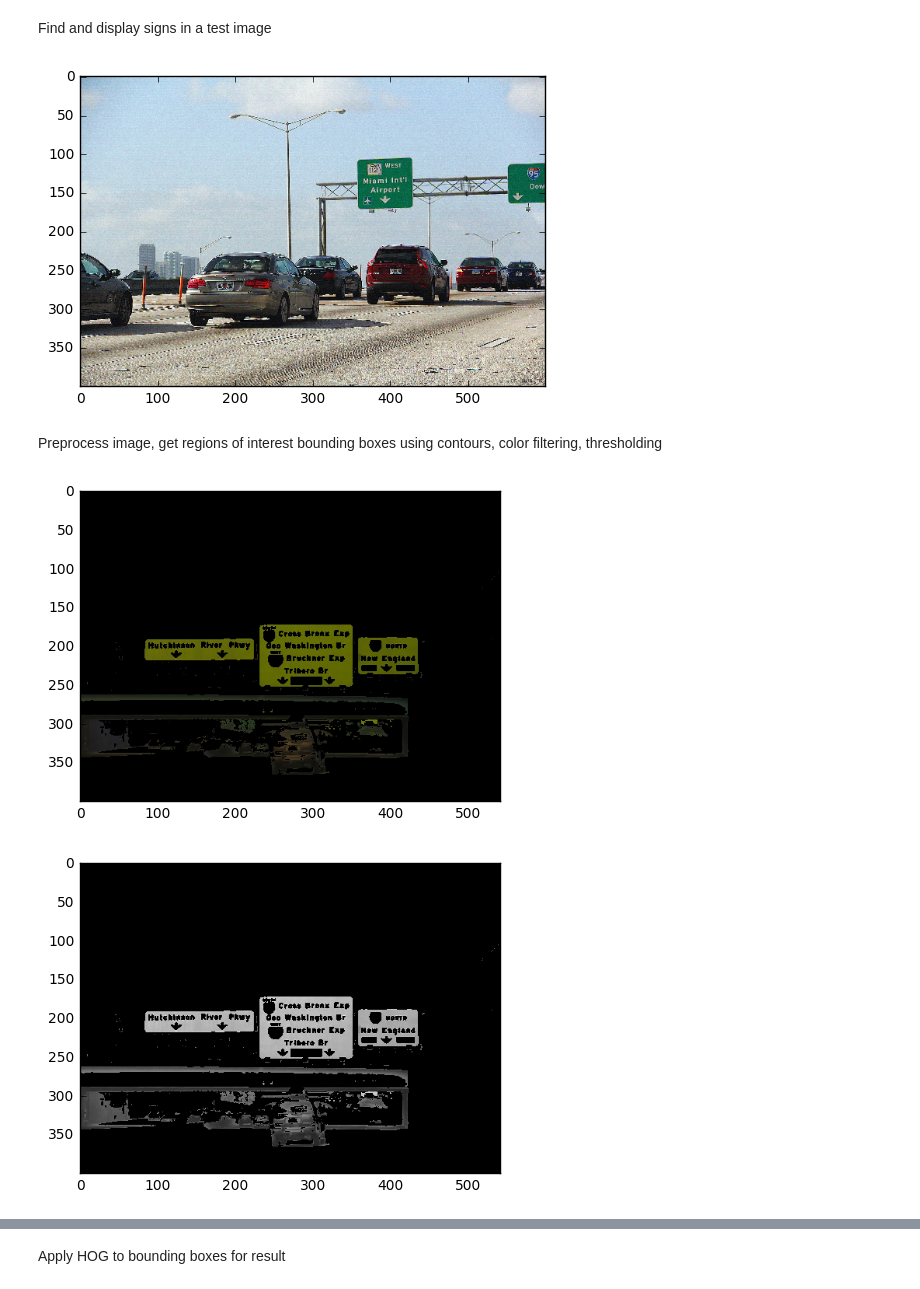
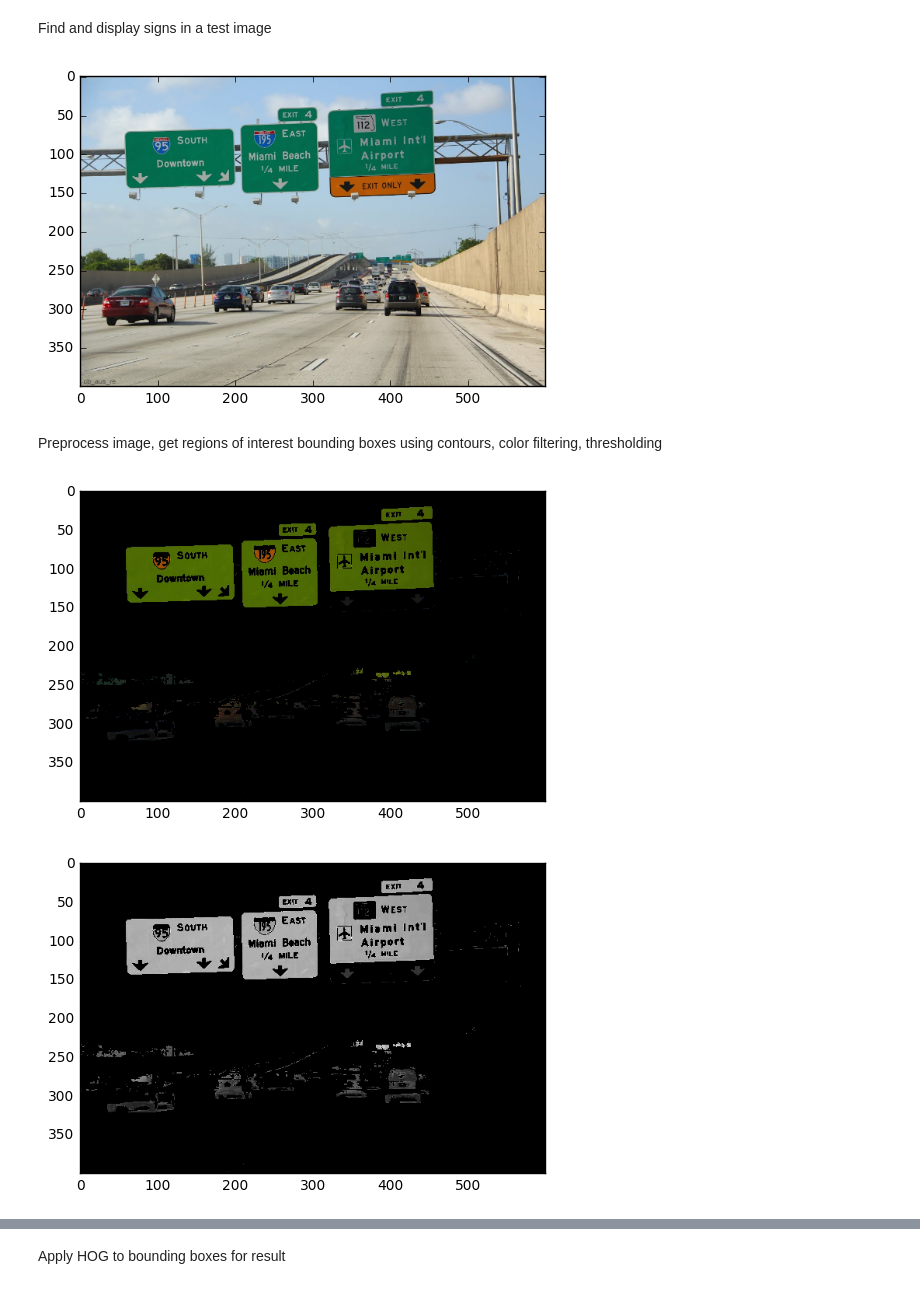
Before and after one commit to mesargent/freeway_guide_sign_detector, a Jupyter notebook: contour_HOG_pipeline.ipynb, the cells around one changed output, grey strips where cells are left out. Saved outputs shown, nothing was run; the diff lists cells and outputs as text; code cells hidden in the pictures.

```diff
--- a/contour_HOG_pipeline.ipynb
+++ b/contour_HOG_pipeline.ipynb
@@ -183,16 +183,16 @@ Find and display signs in a test image
 def resize(img, scale):
     return cv2.resize(img, (int(img.shape[1]*scale), int(img.shape[0]*scale)))
 # %%
-im = cv2.imread("multiscale_test/1102.jpg")
+im = cv2.imread("multiscale_test/191.jpg")
 if im.shape[0] > 400:
     scale = 400.0/im.shape[0]
 else: scale = 1
 im = resize(im, scale)
 
 plt.imshow(cv2.cvtColor(im, cv2.COLOR_BGR2RGB))
 plt.show()
 # %% [output]
-[figure, old version]
+[figure, new version]
 # %% [markdown]
 Preprocess image, get regions of interest bounding boxes using contours, color filtering, thresholding
 # %%
@@ -218,13 +218,13 @@ pimage, mask = preprocess(im,  ([0,0,0], [255, 255, 40]))
 plt.imshow(pimage)
 plt.show()
 # %% [output]
-[figure, old version]
+[figure, new version]
 # %%
 imgray = cv2.cvtColor(pimage,cv2.COLOR_BGR2GRAY)
 plt.imshow(imgray, cmap='gray')
 plt.show()
 # %% [output]
-[figure, old version]
+[figure, new version]
 # %%
 flag, binaryImage = cv2.threshold(imgray, 85, 255, cv2.THRESH_BINARY + cv2.THRESH_OTSU )
 plt.imshow(binaryImage, cmap='gray')
```
Also changed, not shown: parts of 3 cells of this notebook.
